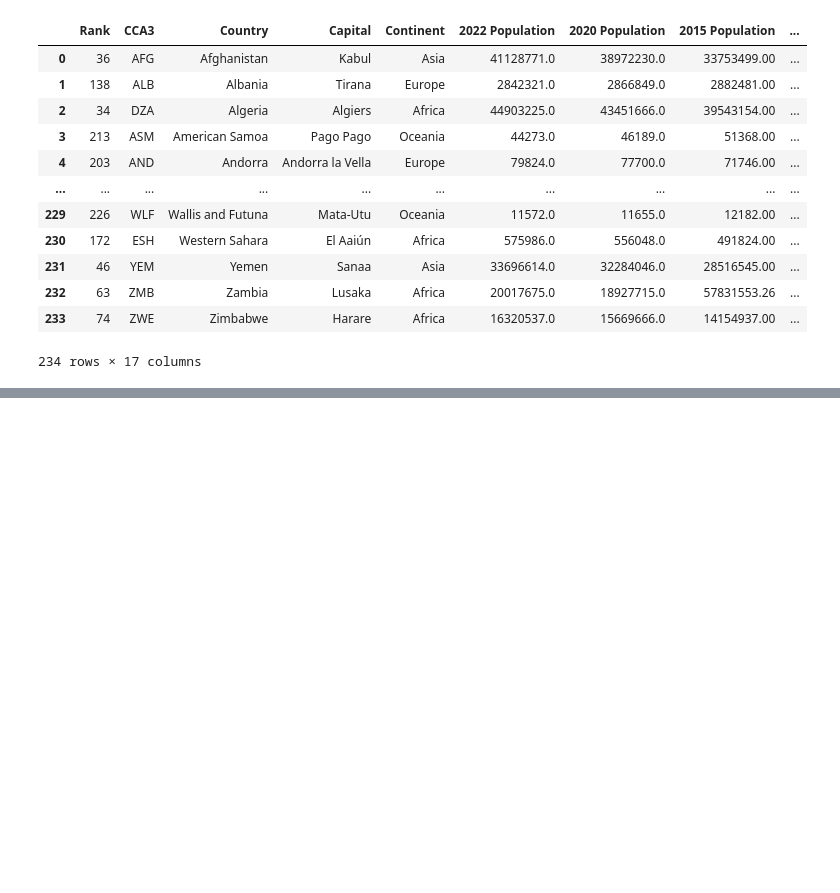
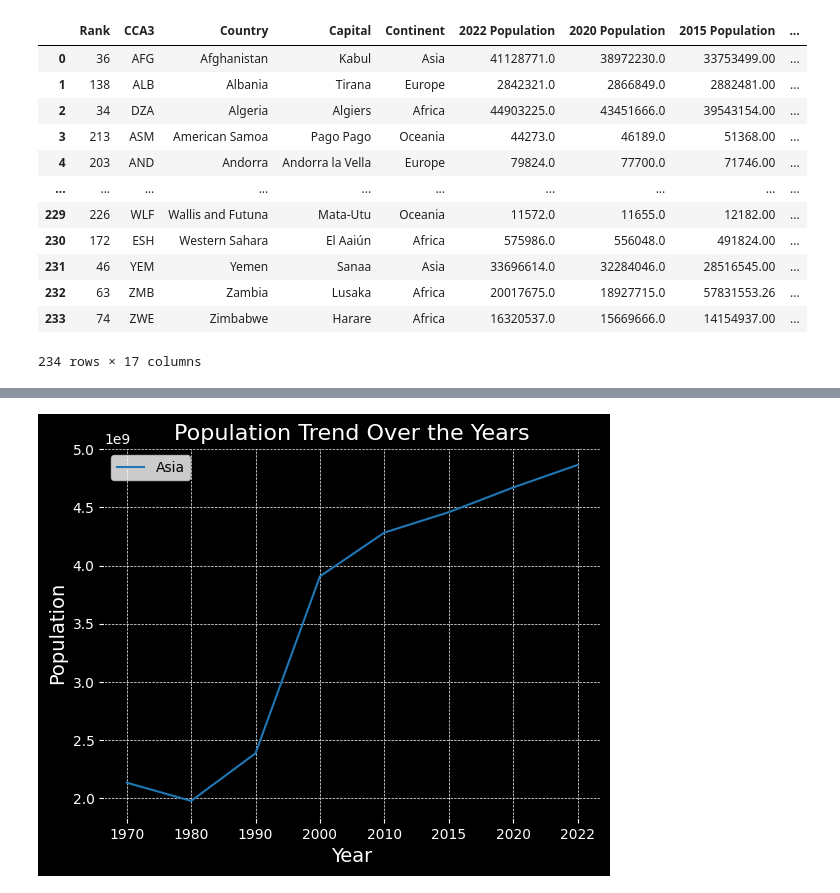
Before and after one commit to SANJAY-KRISHNA-MV/EDA, a Jupyter notebook: World Population EDA/population_eda.ipynb, the cells around one changed output, grey strips where cells are left out. Saved outputs shown, nothing was run; the diff lists cells and outputs as text; code cells hidden in the pictures; blank space fills up the shorter version.

```diff
--- a/World Population EDA/population_eda.ipynb
+++ b/World Population EDA/population_eda.ipynb
@@ -938,0 +975,39 @@ df
+# %%
+def plot_continent_population_trend(df):
+        continent_population= df.groupby('Continent')[[
+        '1970 Population',
+        '1980 Population',
+        '1990 Population',
+        '2000 Population',
+        '2010 Population',
+        '2015 Population',
+        '2020 Population',
+        '2022 Population'
+        ]].sum().reset_index()
+
+        continent_name = input("enter a continent name: ")
+
+        if continent_name in df['Continent'].unique():
+                data = continent_population[continent_population['Continent']==continent_name]
+
+                fig, ax = plt.subplots(facecolor='black')
+                ax.plot(['1970','1980','1990','2000','2010','2015','2020','2022'],
+                        data.iloc[0,1:],
+                        label=continent_name
+                        )
+                ax.set_facecolor('black')
+                ax.set_title('Population Trend Over the Years', fontsize=16, color='white')
+                ax.set_xlabel('Year', fontsize=14, color='white')
+                ax.set_ylabel('Population', fontsize=14, color='white')
+                ax.tick_params(axis='x', colors='white')
+                ax.tick_params(axis='y', colors='white')
+                ax.legend(title_fontsize=12, fontsize=10, loc='upper left', facecolor='white', labelcolor='black')
+                ax.grid(color='white', linestyle='--', linewidth=0.5)
+                plt.show()
+        else:
+                print("Continent name invalid. please try again.")
+                exit()
+# %%
+plot_continent_population_trend(df)
+# %% [output]
+[figure, added]
```
Also changed, not shown: parts of 4 cells of this notebook.
